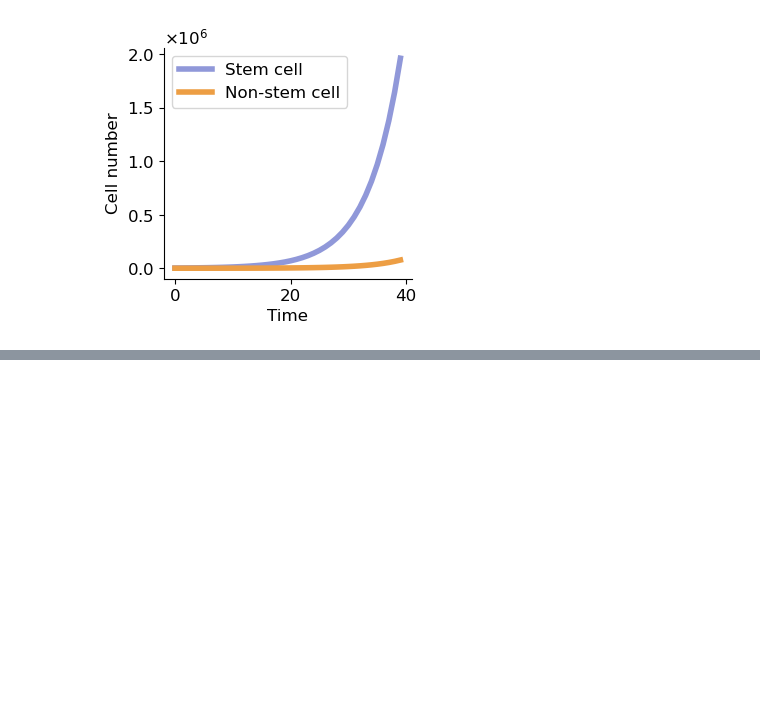
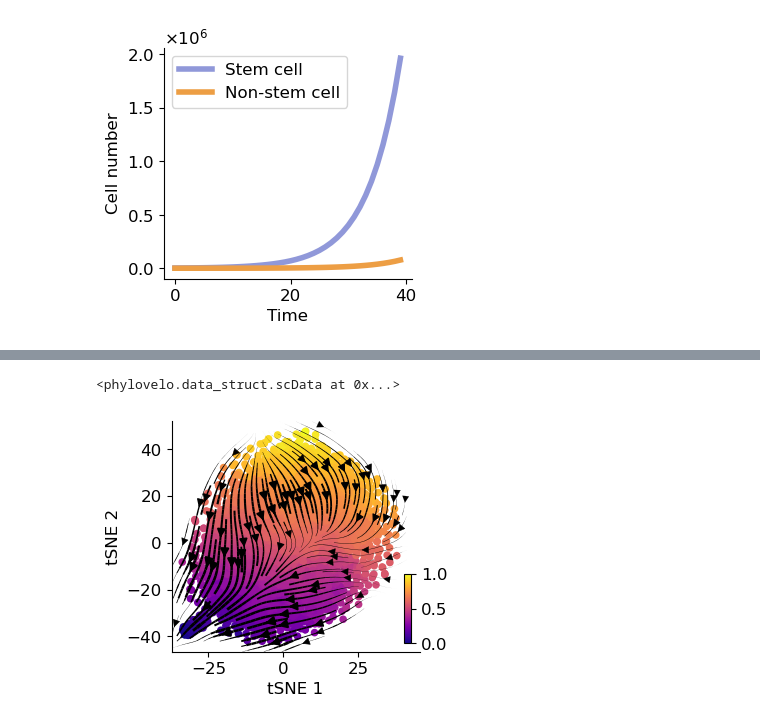
Before and after one commit to kunwang34/scPhyloX, a Jupyter notebook: notebooks/HEK293t_results.ipynb, the cells around one changed output, grey strips where cells are left out. Drawn from its saved outputs; the diff is of its cells as text; code cells hidden in the pictures; blank space fills up the shorter version.

Commit message:
update treatment model and phylovelo

```diff
--- a/notebooks/HEK293t_results.ipynb
+++ b/notebooks/HEK293t_results.ipynb
@@ -108,0 +123,20 @@ axes.legend(loc=2)
+# %%
+data_path = '/data3/wangkun/phylovelo_datasets/jh/'
+adata = scv.read(data_path + 'combined.loom', cache=False)
+datatable = pd.read_csv(data_path + 'Supplementary_File_2_DataTableMOI19.csv', index_col=0)
+tree = Phylo.read(data_path+'tr.nwk', format='newick')
+selected_cells = [i.name.replace('-1',"x") for i in tree.get_terminals()]
+cells_SRR18280236 = ["SRR18280236:"+i for i in selected_cells]
+selected_cells_SRR18280236 = list(set(cells_SRR18280236).intersection(set(adata.obs.index.to_list())))
+unselected_cells_SRR18280236 = list(set(cells_SRR18280236).difference(set(selected_cells_SRR18280236)))
+cells_SRR18280237 = [cell.replace("SRR18280236","SRR18280237") for cell in unselected_cells_SRR18280236]
+selected_cells_SRR18280237 = list(set(cells_SRR18280237).intersection(set(adata.obs.index.to_list())))
+selected_cells = selected_cells_SRR18280236 + selected_cells_SRR18280237
+selected_cells.sort()
+sd = pv.scData()
+sd.phylo_tree = tree
+adata1 = adata[selected_cells,]
+adata1.var_names_make_unique()
+sd.count = pd.DataFrame(data=adata1.X.A, index=adata1.obs_names, columns=adata1.var_names)
+scv.pp.filter_and_normalize(adata1,min_shared_counts=20)
+sd.x_normed = pd.DataFrame(data=adata1.X.A, index=adata1.obs_names, columns=adata1.var_names)
@@ -108,0 +152,4 @@ axes.legend(loc=2)
+# %%
+sd.cell_names = sd.x_normed.index
+sd.Xdr = pd.DataFrame(data=adata1.obsm['X_tsne'], index=adata1.obs_names)
+sd.Xdr = sd.Xdr.loc[sd.cell_names]
@@ -108,0 +160,18 @@ axes.legend(loc=2)
+# %%
+pv.velocity_inference(sd, generation, target='x_normed')
+pv.velocity_embedding(sd, target='x_normed')
+pv.calc_phylo_pseudotime(sd, 30, 0.3)
+# %% [output]
+<phylovelo.data_struct.scData at 0x...>
+# %%
+fig, ax = plt.subplots(figsize=(3.2, 3))
+scatter = ax.scatter(sd.Xdr.iloc[:, 0], sd.Xdr.iloc[:, 1], s=20, c=sd.phylo_pseudotime,cmap='plasma')
+ax = pv.velocity_plot(sd.Xdr.to_numpy(), sd.velocity_embeded, ax, 'stream', grid_density=25, radius=5, lw_coef=6000, arrowsize=1.2)
+ax.set_xlabel('tSNE 1', fontsize=12)
+ax.set_ylabel('tSNE 2', fontsize=12)
+cbaxes = inset_axes(ax, width="3%", height="30%", loc='lower right')
+plt.colorbar(scatter, cax=cbaxes, orientation='vertical')
+ax.spines['right'].set_visible(False)
+ax.spines['top'].set_visible(False)
+# %% [output]
+[figure, added]
```
Also changed, not shown: parts of 6 cells of this notebook, 5 other files.
